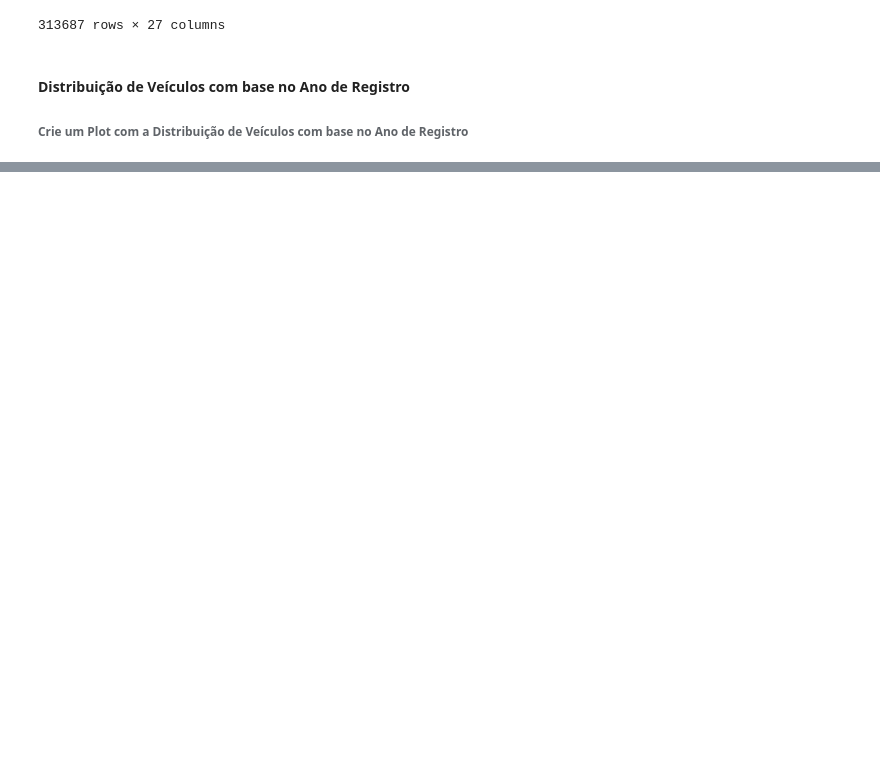
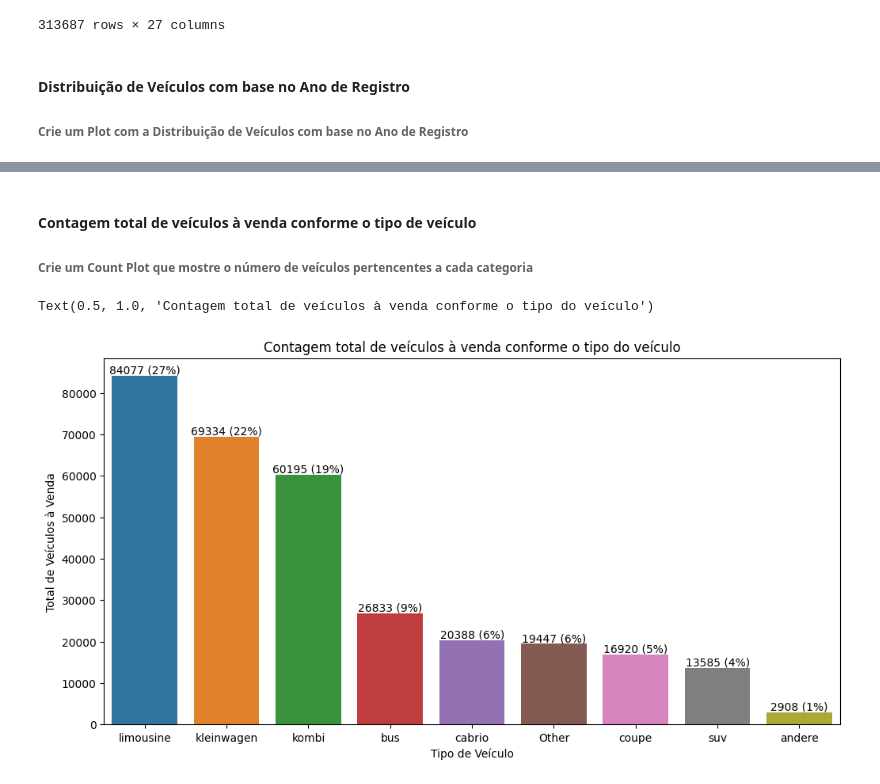
Before and after one commit to jllcen2011/Python_Fundamentos_para_Analise_de_Dados, a Jupyter notebook: 03 - MiniProjetoCap09/MiniProjetoCap09.ipynb, the cells around one changed output, grey strips where cells are left out. Drawn from its saved outputs; the diff is of its cells as text; code cells hidden in the pictures; blank space fills up the shorter version.

```diff
--- a/03 - MiniProjetoCap09/MiniProjetoCap09.ipynb
+++ b/03 - MiniProjetoCap09/MiniProjetoCap09.ipynb
@@ -38,0 +57,20 @@ plt.grid(True)
+# %% [markdown]
+#### Contagem total de veículos à venda conforme o tipo de veículo
+###### Crie um Count Plot que mostre o número de veículos pertencentes a cada categoria
+# %%
+# df["vehicleType"].value_counts()
+plt.figure(figsize=(12,6))
+# sns.countplot(x=df["vehicleType"])
+ax = sns.countplot(x=df["vehicleType"], order=df["vehicleType"].value_counts(ascending=False).index);
+
+abs_values = df["vehicleType"].value_counts(ascending=False).values
+rel_values = df["vehicleType"].value_counts(ascending=False, normalize=True).values * 100
+lbls = [f'{p[0]} ({p[1]:.0f}%)' for p in zip(abs_values, rel_values)]
+
+ax.bar_label(container=ax.containers[0], labels=lbls)
+plt.xlabel("Tipo de Veículo")
+plt.ylabel("Total de Veículos à Venda")
+plt.title("Contagem total de veículos à venda conforme o tipo do veículo")
+# %% [output]
+Text(0.5, 1.0, 'Contagem total de veículos à venda conforme o tipo do veículo')
+[figure, added]
```
Also changed, not shown: parts of 3 cells of this notebook.
